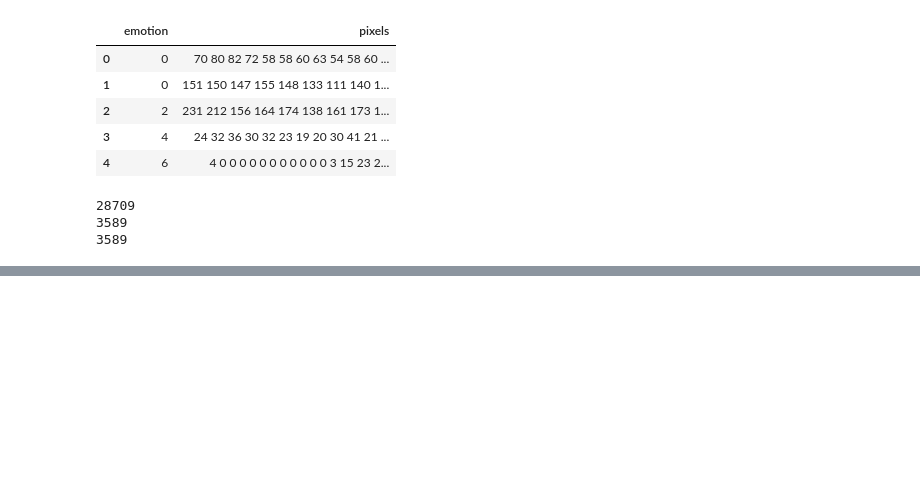
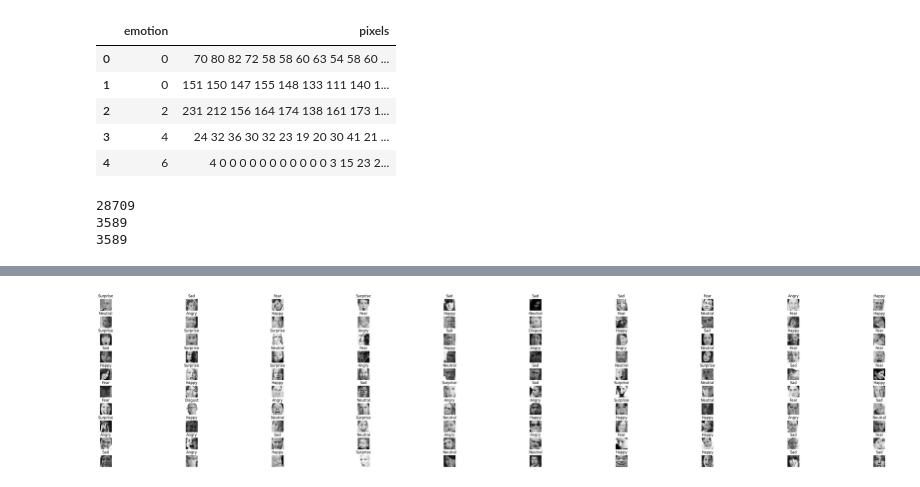
Before and after one commit to DSPRO2-Group-9/emotion_recognition, a Jupyter notebook: notebook/eda/dqa_fer2013.ipynb, the cells around one changed output, grey strips where cells are left out. Drawn from its saved outputs; the diff is of its cells as text; code cells hidden in the pictures; blank space fills up the shorter version.

```diff
--- a/notebook/eda/dqa_fer2013.ipynb
+++ b/notebook/eda/dqa_fer2013.ipynb
@@ -106,3 +109,34 @@ plt.show()
+# %%
+# Look at a hunded Pictures to evaluate how good the data is labelled.
+
+import cv2
+import numpy as np
+import matplotlib.pyplot as plt
+import random
+
+random.seed(42)
+random_numbers = [random.randint(0, len(X_train)) for _ in range(100)]
+
+img_list = []
+img_labels = []
+for idx in random_numbers:
+    image_string = X_train[idx].split(" ")
+    image_data = np.asarray(image_string, dtype=np.uint8).reshape(48, 48)
+    img = cv2.cvtColor(image_data, cv2.COLOR_GRAY2BGR)
+    img_list.append(img)
+    img_labels.append(y_train[idx])
+
+fig, ax = plt.subplots(10, 10, figsize=(50, 10))
+plt.subplots_adjust(hspace=0.5)
+for i, img in enumerate(img_list):
+    row, col = divmod(i, 10)
+    ax[row, col].imshow(cv2.cvtColor(img, cv2.COLOR_BGR2RGB))
+    ax[row, col].axis("off")
+    ax[row, col].set_title(emotion_labels.get(img_labels[i]))
+
+plt.show()
+# %% [output]
+[figure, added]
 # %%
 label_counts = {label: np.sum(y_train == label) for label in np.unique(y_train)}
 
```
Also changed, not shown: parts of 4 cells of this notebook, 3 other files.
